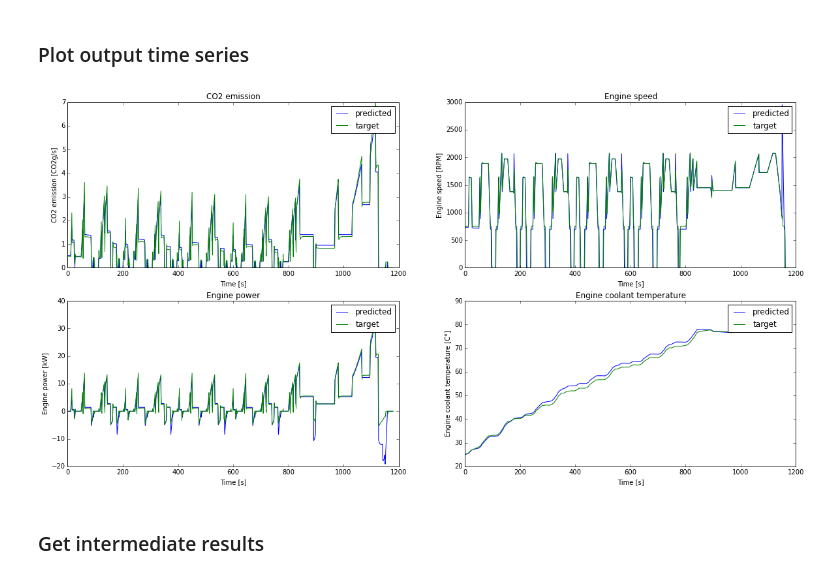
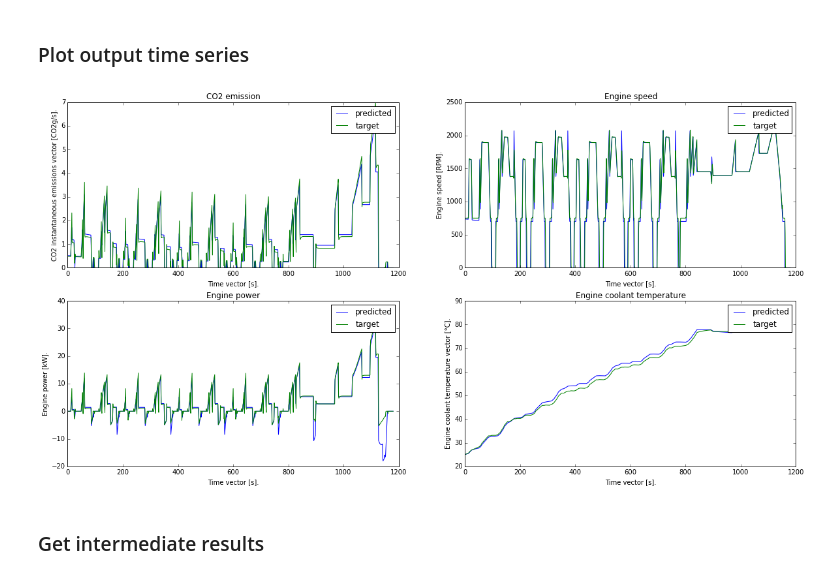
Before and after one commit to vinci1it2000/schedula, a Jupyter notebook: co2mpas/ipynbs/simVehicle.ipynb, the cells around one changed output. Cells and saved outputs as stored; diff of their text form; code cells hidden in the pictures.

```diff
--- a/co2mpas/ipynbs/simVehicle.ipynb
+++ b/co2mpas/ipynbs/simVehicle.ipynb
@@ -98,7 +98,7 @@ wltp_h_cycle_inputs.update(tseries)
 # %% [markdown]
 ## WLTP-low cycle parameters
 # %%
-wltp_l_cycle_inputs = {
+wltp_l_inputs = {
     'co2_emission_low': 145.592859090919,
     'co2_emission_medium': 109.010258500832,
     'co2_emission_high': 105.164395377808,
@@ -112,7 +112,7 @@ wltp_l_cycle_inputs = {
     'vehicle_mass': 1480.0,
 }
 
-wltp_l_cycle_inputs.update(vehicle_inputs)
+wltp_l_inputs.update(vehicle_inputs)
 # %% [markdown]
 ## WLTP-low cycle time series
 # %%
@@ -152,9 +152,9 @@ nedc_inputs.update(vehicle_inputs)
 # %% [markdown]
 ## NEDC targets
 # %%
-nedc_cycle_targets = {
+nedc_targets = {
     'co2_emission_value': 115.148928,
     'phases_co2_emissions': [141.64985516137418, 99.673603958345751]
 }
 
-nedc_cycle_series_csv = """
+nedc_series_csv = """
@@ -170,22 +170,22 @@ velocities, 0, 0, 0, 0, 0, 0, 0, 0, 0, 0, 0, 0, 1.494, 5.352, 9.124, 13.196, 15.
 """
 import io
 
-str_file = io.StringIO(nedc_cycle_series_csv)
+str_file = io.StringIO(nedc_series_csv)
 
 df = pd.read_csv(str_file,header=None, index_col=0)
 
 tseries = dict(zip(df.index, df.values))
 
-nedc_cycle_targets.update(tseries)
+nedc_targets.update(tseries)
 # %% [markdown]
 ## Run the CO2MPAS model
 # %%
 veh_input = {
-    'precondition_cycle_inputs': precondition_cycle_inputs,
-    'wltp_h_cycle_inputs': wltp_h_cycle_inputs,
-    'wltp_l_cycle_inputs': wltp_l_cycle_inputs,
+    'wltp_precondition_inputs': wltp_precondition_inputs,
+    'wltp_h_inputs': wltp_h_inputs,
+    'wltp_l_inputs': wltp_l_inputs,
     'nedc_inputs': nedc_inputs,
-    'nedc_targets': nedc_cycle_targets,
+    'nedc_targets': nedc_targets,
 }
 
 from co2mpas.models import co2mpas_model
@@ -231,31 +231,27 @@ Error:-1.18%
 # %% [markdown]
 ### Plot output time series
 # %%
-predicted = out['prediction_nedc_outputs']
-target = out['nedc_targets']
+from co2mpas.functions.plot import plot_time_series
 
-def plot_time_series(y_id, title, y_label, x_id='times', x_label='Time [s]'):
-    plt.title(title)
-    plt.ylabel(y_label)
-    plt.xlabel(x_label)
-    plt.plot(predicted[x_id], predicted[y_id], label='predicted')
-    plt.plot(target[x_id], target[y_id], label='target')
-    plt.legend()
+def init(data_id):
+    x_predicted = ('predict_nedc', 'times')
+    y_predicted = {'id': ('predict_nedc', data_id), 'label': 'predicted'}
+    target = {'y': nedc_targets[data_id], 'label': 'target'}
+    return x_predicted, y_predicted, target
 
 plt.figure(figsize=(20, 10))
-
 plt.subplot(221)
-plot_time_series('co2_emissions', 'CO2 emission', 'CO2 emission [CO2g/s]')
+plot_time_series(dsp, *init('co2_emissions'), title='CO2 emission')
 
 plt.subplot(222)
-plot_time_series('engine_speeds_out', 'Engine speed', 'Engine speed [RPM]')
+plot_time_series(dsp, *init('engine_speeds_out'), title='Engine speed')
 
 plt.subplot(223)
-plot_time_series('engine_powers_out', 'Engine power', 'Engine power [kW]')
+plot_time_series(dsp, *init('engine_powers_out'), title='Engine power')
 
 plt.subplot(224)
-plot_time_series('engine_coolant_temperatures', 'Engine coolant temperature', 'Engine coolant temperature [C°]')
+plot_time_series(dsp, *init('engine_coolant_temperatures'), title='Engine coolant temperature')
 # %% [output]
-[figure, old version]
+[figure, new version]
 # %% [markdown]
 ### Get intermediate results
```
Also changed, not shown: parts of 10 cells of this notebook.
